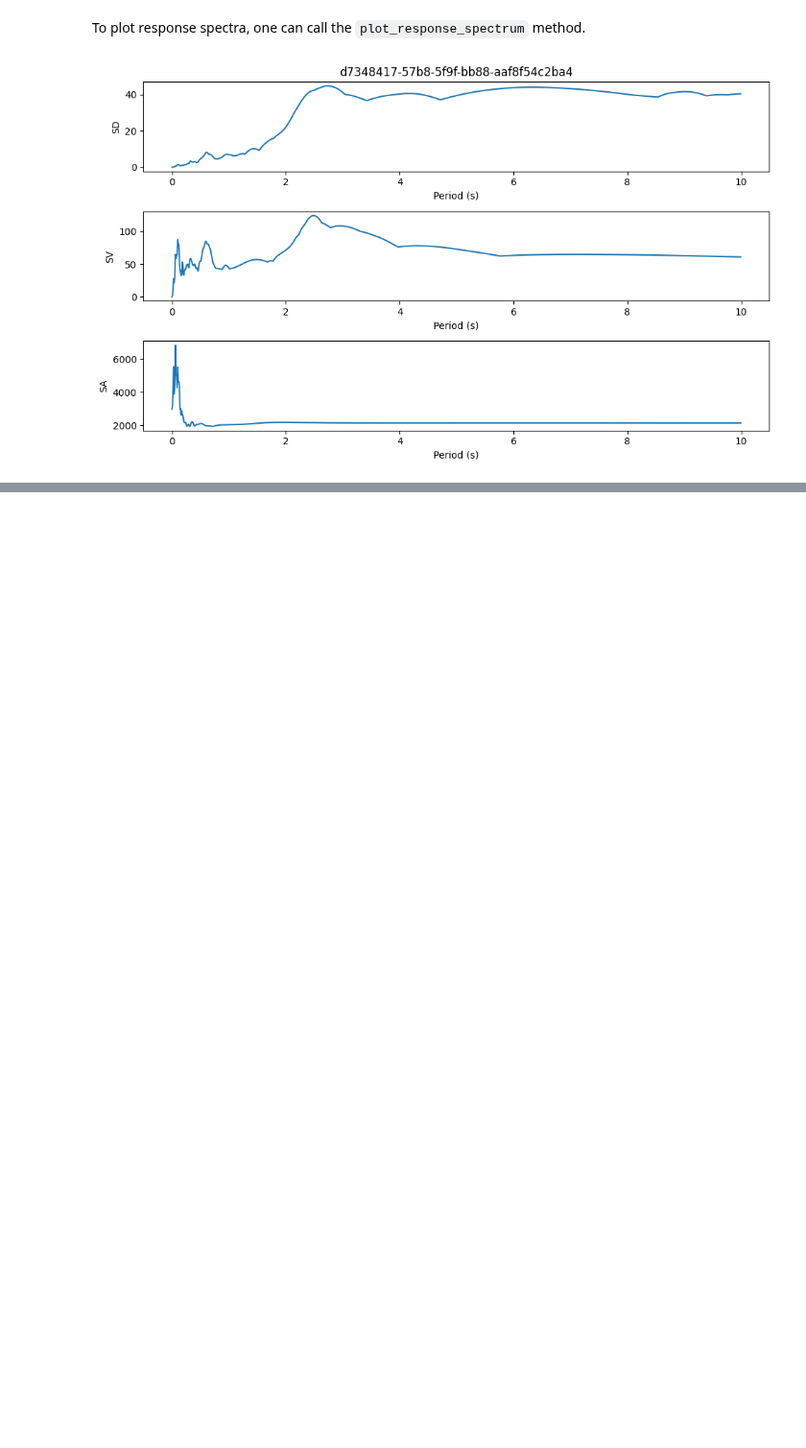
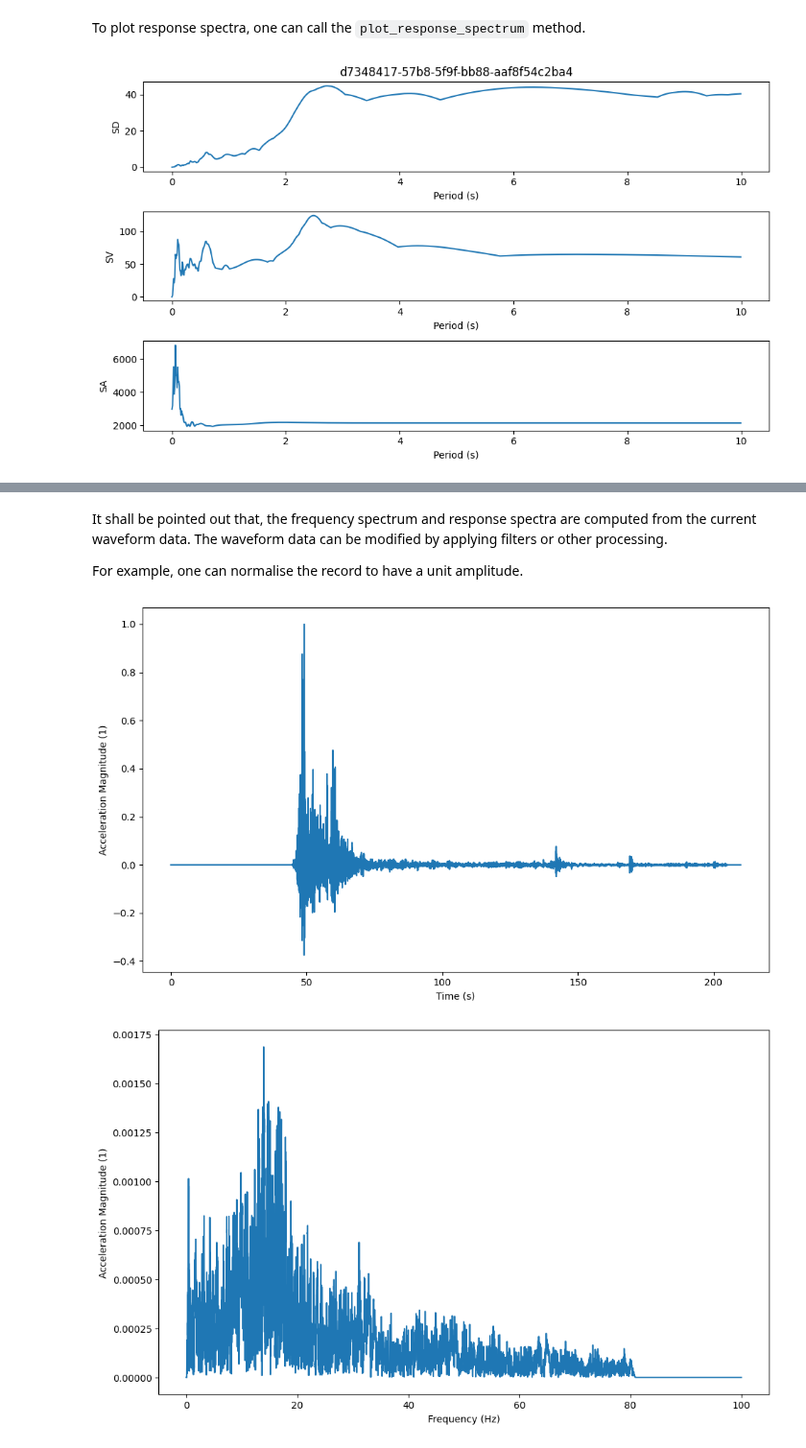
Before and after one commit to TLCFEM/motion-base, a Jupyter notebook: docs/client.ipynb, the cells around one changed output, grey strips where cells are left out. Shown at 96% size. Cells and saved outputs as stored; diff of their text form; code cells hidden in the pictures; blank space fills up the shorter version.

```diff
--- a/docs/client.ipynb
+++ b/docs/client.ipynb
@@ -152,0 +166,14 @@ It means one can also apply custom processing to the waveform data.
+# %% [markdown]
+It shall be pointed out that, the frequency spectrum and response spectra are computed from the current waveform data.
+The waveform data can be modified by applying filters or other processing.
+
+For example, one can normalise the record to have a unit amplitude.
+# %%
+example_record.normalise()
+example_record.plot_waveform()
+example_record.plot_spectrum()
+example_record.plot_response_spectrum(0.1, np.arange(0, 2, 0.01))
+pass
+# %% [output]
+[figure, added]
+[figure, added]
```
Also changed, not shown: parts of 4 cells of this notebook, 6 other files.
